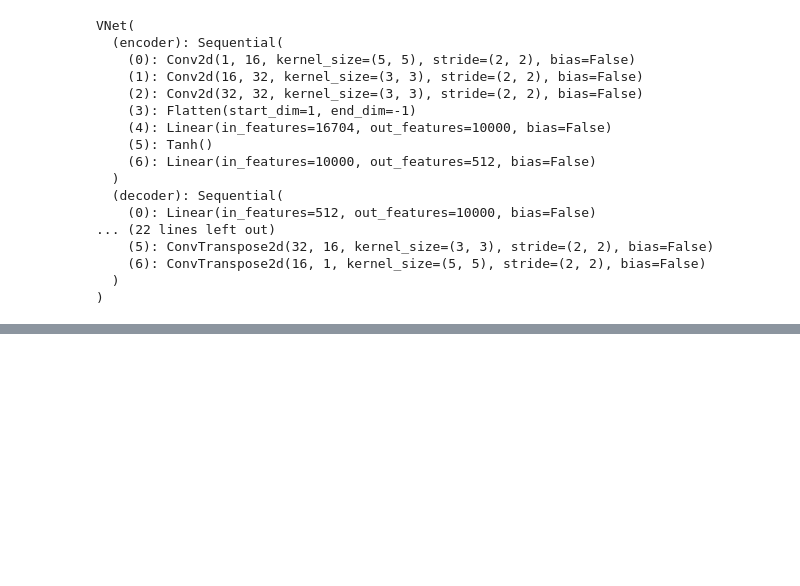
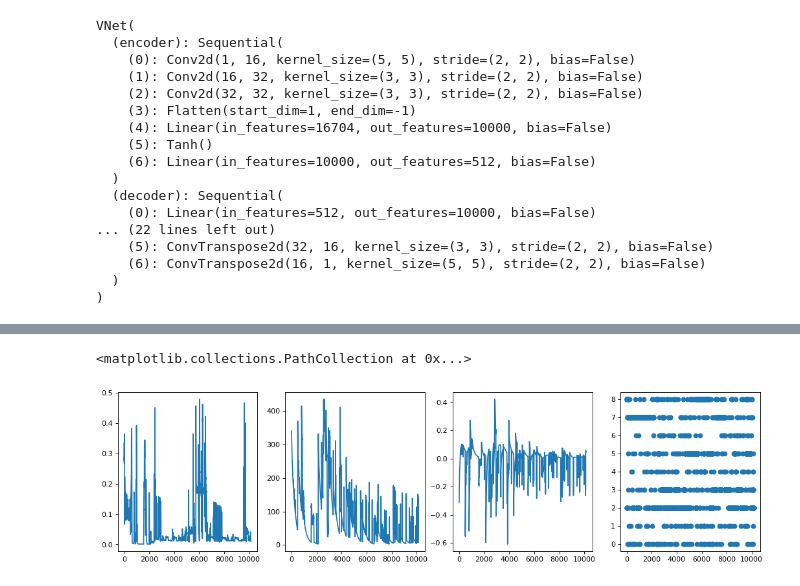
Before and after one commit to jordandekraker/HippoNet, a Jupyter notebook: AtariSpace_April.ipynb, the cells around one changed output, grey strips where cells are left out. Cells and saved outputs as stored; diff of their text form; code cells hidden in the pictures; blank space fills up the shorter version.

```diff
--- a/AtariSpace_April.ipynb
+++ b/AtariSpace_April.ipynb
@@ -425,13 +338,19 @@ print(elapsed)
 # %%
-plt.figure(figsize=(16, 4), dpi=80)
+plt.figure(figsize=(16, 5), dpi=80)
+smoothwindow=10
 log = np.asarray(log)
-plt.subplot(1,4,1)
-plt.plot(np.convolve(np.array(log)[:,0],np.ones(100)/100, mode='valid'))
-plt.subplot(1,4,2)
-plt.plot(np.convolve(np.array(log)[:,1],np.ones(100)/100, mode='valid'))
-plt.subplot(1,4,3)
-plt.plot(np.convolve(np.array(log)[:,2],np.ones(100)/100, mode='valid'))
-plt.subplot(1,4,4)
+plt.subplot(1,5,1)
+plt.plot(np.convolve(np.array(log)[:,0],np.ones(smoothwindow)/smoothwindow, mode='valid'))
+plt.subplot(1,5,2)
+plt.plot(np.convolve(np.array(log)[:,1],np.ones(smoothwindow)/smoothwindow, mode='valid'))
+plt.subplot(1,5,3)
+plt.plot(np.convolve(np.array(log)[:,2],np.ones(smoothwindow)/smoothwindow, mode='valid'))
+plt.subplot(1,5,4)
 plt.scatter(range(len(log)),log[:,3])
+plt.subplot(1,5,5)
+plt.scatter(range(len(log)),log[:,4])
+# %% [output]
+<matplotlib.collections.PathCollection at 0x...>
+[figure, added]
 # %%
 plt.hist(log[:,3], bins=len(games));
```
Also changed, not shown: parts of 16 cells of this notebook, 5 other files.
